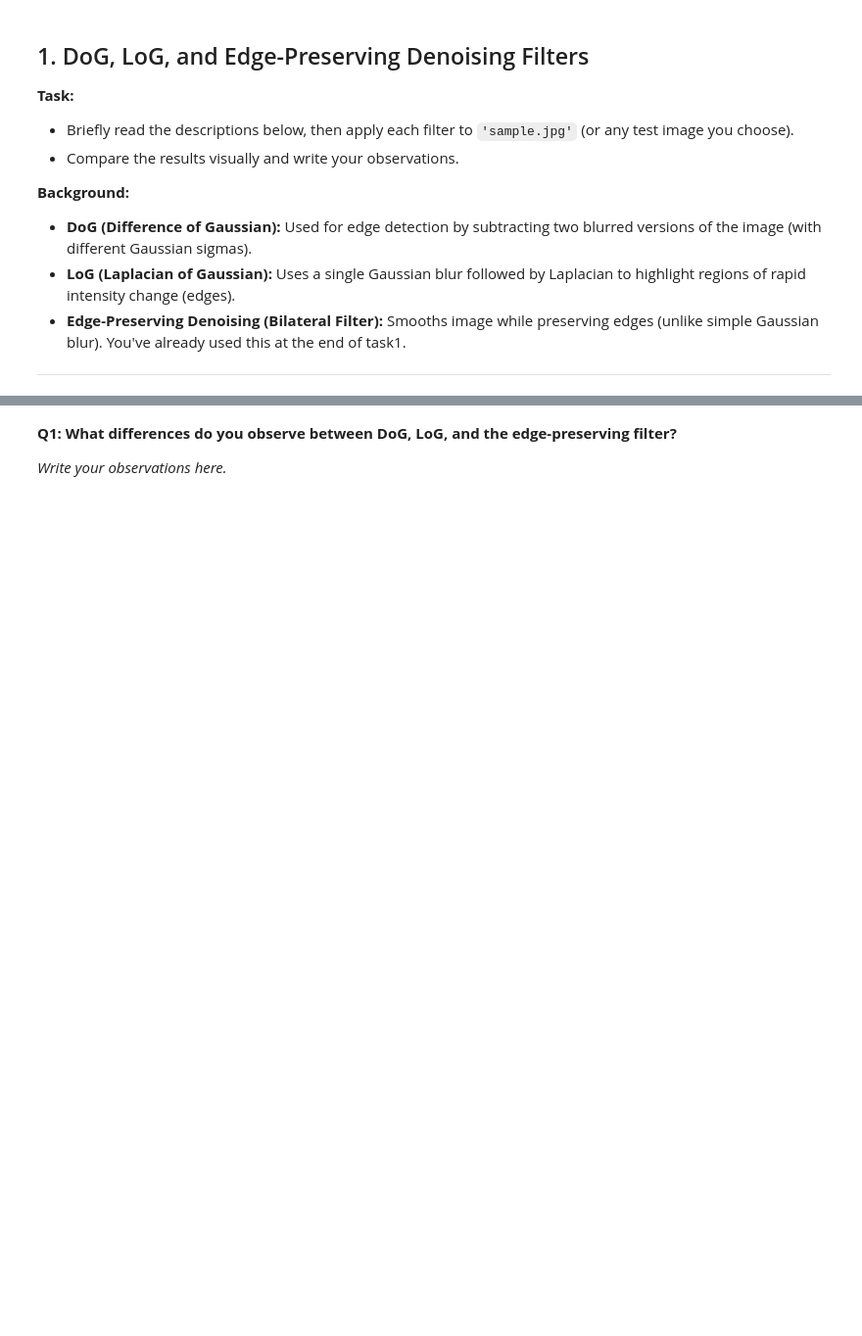
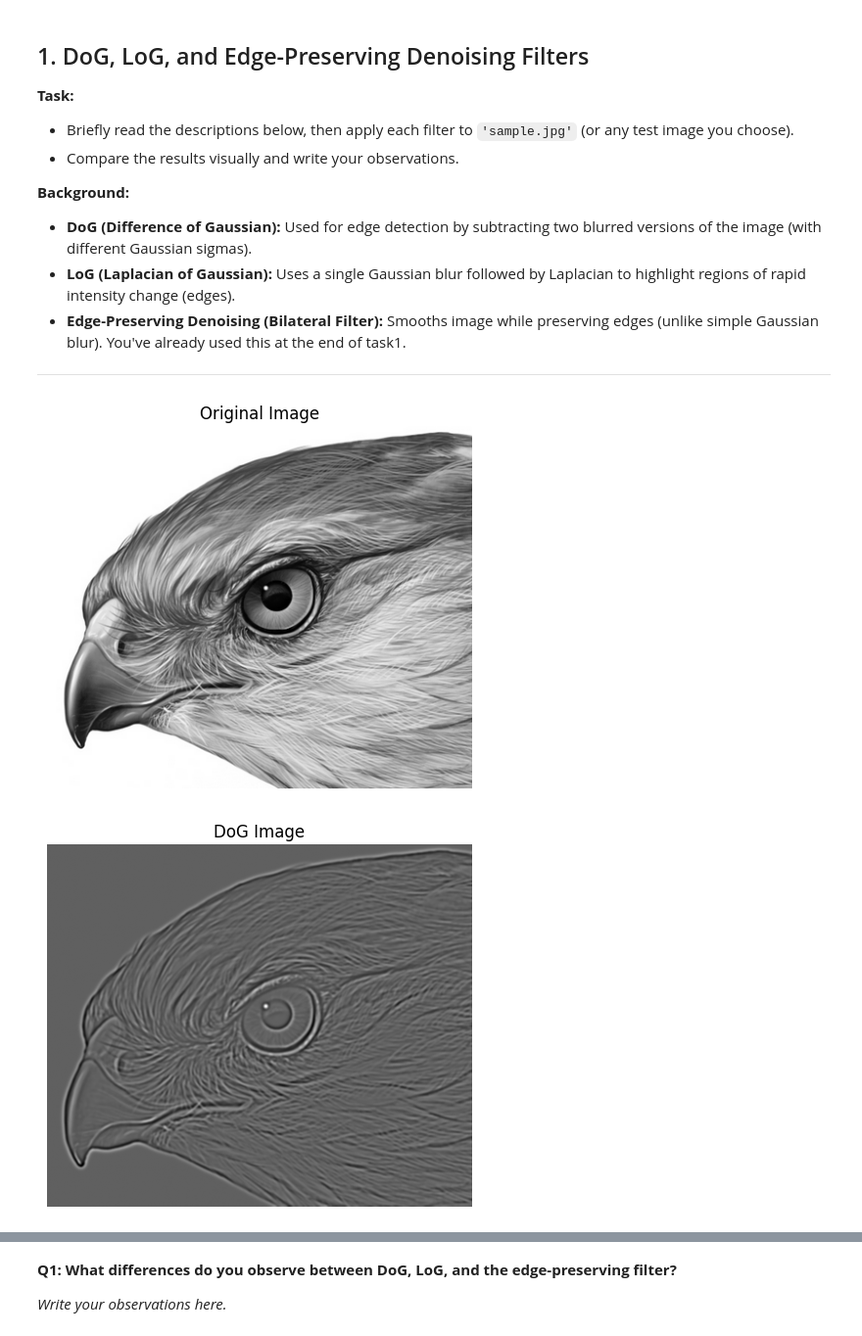
Before and after one commit to hobibat/SkyXperts-Vision-Course, a Jupyter notebook: tasks/tasks2.ipynb, the cells around one changed output, grey strips where cells are left out. Shown at 98% size. Drawn from its saved outputs; the diff is of its cells as text; code cells hidden in the pictures; blank space fills up the shorter version.

```diff
--- a/tasks/tasks2.ipynb
+++ b/tasks/tasks2.ipynb
@@ -26,15 +26,34 @@ The new task will show up in your tasks/ folder.
 ---
 # %%
 # Import required libraries
-import cv2
+import cv2 as cv
 import numpy as np
 import matplotlib.pyplot as plt
 
 # Load image
-img = cv2.imread('sample.jpg', 0)  # Use grayscale for filtering
+path= r'C:\Users\habib\OneDrive\Desktop\gettingintoit\skyexperts CV training\Session2\images\hawk.png'
+img = cv.imread(path, 0)  # Use grayscale for filtering ->this is the zero, it's what makes it like this
 plt.imshow(img, cmap='gray'); plt.axis('off'); plt.title('Original Image'); plt.show()
 
 # TODO: Apply DoG
+float_img= img.astype(np.float32)
+small_sigma=cv.GaussianBlur(float_img, (0 ,0), 1)
+big_sigma=cv.GaussianBlur(float_img, (0,0), 2)
+dog=small_sigma - big_sigma
+plt.imshow(dog, cmap='gray'); plt.axis('off'); plt.title('DoG Image'); plt.show()
+
+
 # TODO: Apply LoG
+blur= cv.GaussianBlur(img, (5, 5), 1)
+log=cv.Laplacian(blur, cv.CV_64F, ksize=3)
+log_abs=np.abs(log) #i don't really get what that is but it's somehting like normalization, i will get to it later
+plt.imshow(log_abs, cmap='gray'); plt.axis('off'); plt.title('LoG Image'); plt.show()
+
 # TODO: Apply bilateral (edge-preserving) filter
+bilat= cv.bilateralFilter(img, 9, 75, 75)
+plt.imshow(bilat, cmap='gray'); plt.axis('off'); plt.title('bilateral Image'); plt.show()
+
 # Show all results for comparison
+# %% [output]
+[figure, added]
+[figure, added]
```
Also changed, not shown: parts of 4 cells of this notebook, 16 other files.
